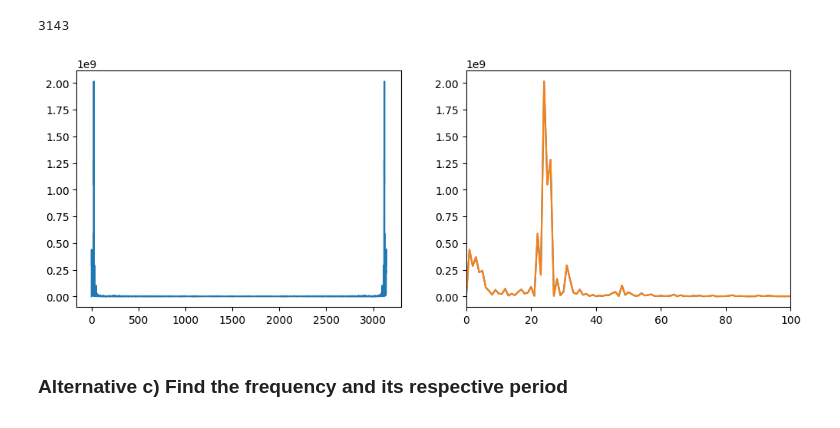
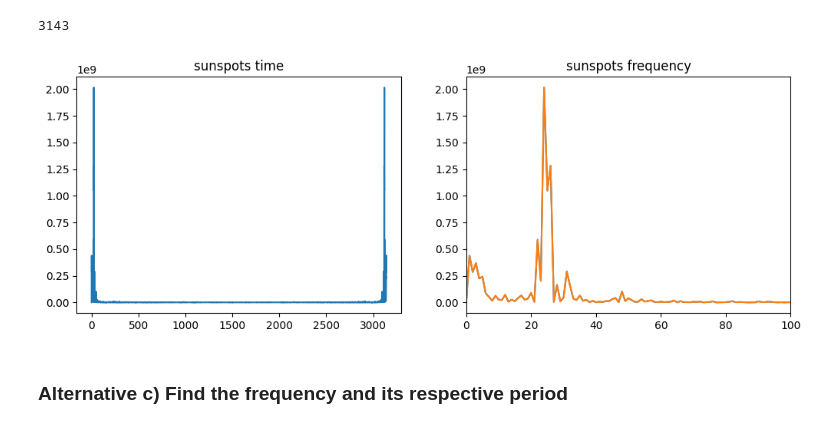
Before and after one commit to physerikc/computational-physics-II, a Jupyter notebook: list1 - fourier transform.ipynb, the cells around one changed output. Saved outputs shown, nothing was run; the diff lists cells and outputs as text; code cells hidden in the pictures.

```diff
--- a/list1 - fourier transform.ipynb
+++ b/list1 - fourier transform.ipynb
@@ -140,15 +138,17 @@ month_range
 # %%
 fig, axsb = subplots(1, 2, figsize=(12, 4))
 
 axsb[0].plot(cks2)
+axsb[0].set_title('sunspots time')
 
 axsb[1].plot(cks2)
+axsb[1].set_title('sunspots frequency')
 axsb[1].set_xlim(0, 100)
 
 plt.plot(cks2)
 plt.show()
 # %% [output]
-[figure, old version]
+[figure, new version]
 # %% [markdown]
 ### **Alternative c)** Find the frequency and its respective period
 # %% [markdown]
```
Also changed, not shown: parts of 14 cells of this notebook.
